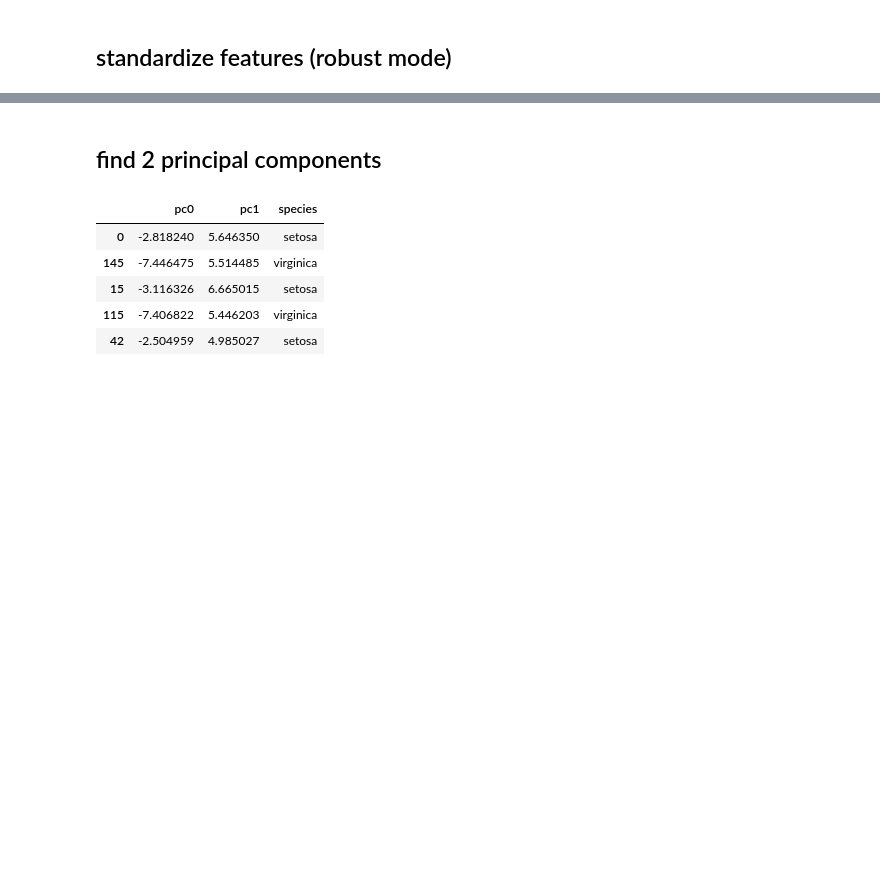
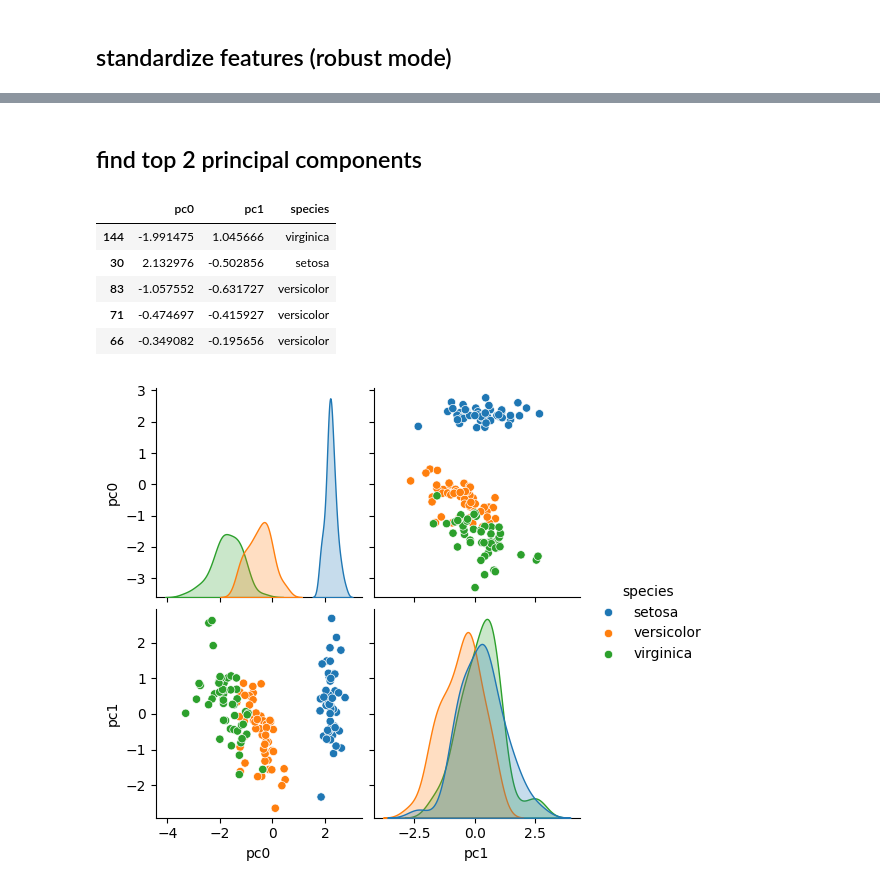
Before and after one commit to samkennerly/kingofsnake, a Jupyter notebook: books/components.ipynb, the cells around one changed output, grey strips where cells are left out. Cells and saved outputs as stored; diff of their text form; code cells hidden in the pictures; blank space fills up the shorter version.

```diff
--- a/books/components.ipynb
+++ b/books/components.ipynb
@@ -128,12 +106,14 @@ dtype: float64
 # %% [markdown]
-## find 2 principal components
+## find top 2 principal components
 # %%
-pcdata = tools.princols(iris, 2)
+pcdata = tools.princols(tools.zscores(iris), 2)
+seaborn.pairplot(pcdata, hue='species')
 tools.afew(pcdata)
 # %% [output]
 |  | pc0 | pc1 | species |
-| 0 | -2.818240 | 5.646350 | setosa |
-| 145 | -7.446475 | 5.514485 | virginica |
-| 15 | -3.116326 | 6.665015 | setosa |
-| 115 | -7.406822 | 5.446203 | virginica |
-| 42 | -2.504959 | 4.985027 | setosa |
+| 144 | -1.991475 | 1.045666 | virginica |
+| 30 | 2.132976 | -0.502856 | setosa |
+| 83 | -1.057552 | -0.631727 | versicolor |
+| 71 | -0.474697 | -0.415927 | versicolor |
+| 66 | -0.349082 | -0.195656 | versicolor |
+[figure, added]
```
Also changed, not shown: parts of 11 cells of this notebook.
